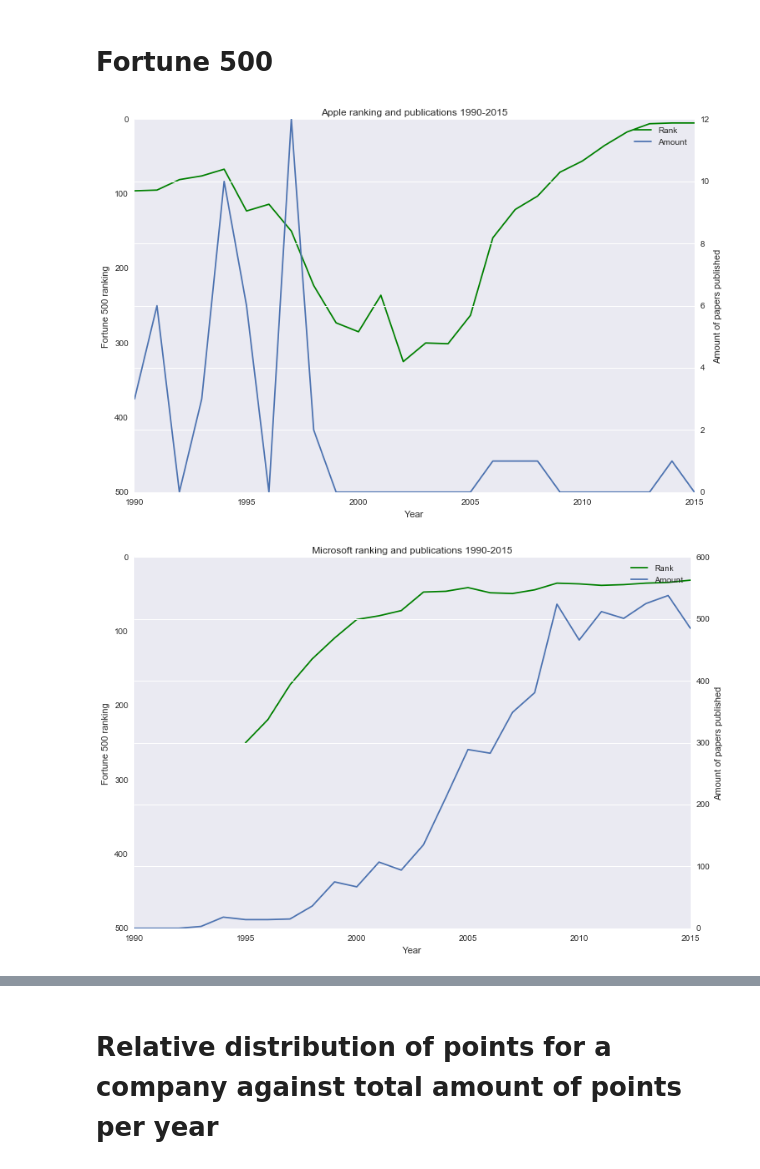
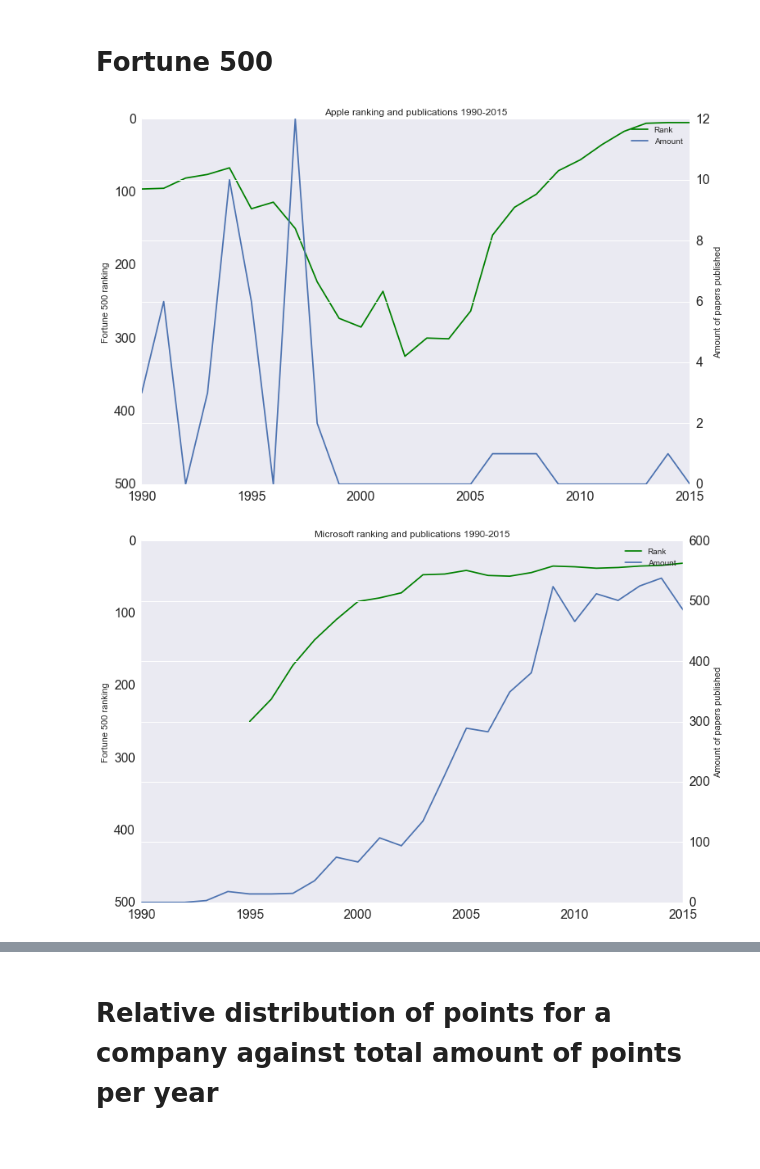
Before and after one commit to joostverkaik/influence-tech-companies, a Jupyter notebook: DBLP_CSR_Analysis.ipynb, the cells around one changed output, grey strips where cells are left out. Drawn from its saved outputs; the diff is of its cells as text; code cells hidden in the pictures.

Commit message:
Updated jupyter notebook slightly for better plots

```diff
--- a/DBLP_CSR_Analysis.ipynb
+++ b/DBLP_CSR_Analysis.ipynb
@@ -868,7 +872,7 @@ fig = plt.figure()
 ax = plt.subplot()
 apple[['Year', 'Rank', 'Company']].set_index('Year').plot(ax = ax,
                                                           kind='line',
-
+                                                          fontsize=16,
                                                           color='g',
                                                           title='Apple ranking and publications 1990-2015')
 ax.set_ylim(bottom=0, top=500)
@@ -879,43 +883,48 @@ ax.set_ylabel('Fortune 500 ranking')
 
 ax2 = ax.twinx()
 ax2.set_ylabel('Amount of papers published');
-crosstab_chart[['Apple Computer']].loc[list(range(1990, 2016))].plot(ax=ax2, figsize=(12,8))
+crosstab_chart[['Apple Computer']].loc[list(range(1990, 2016))].plot(ax=ax2, fontsize=16, figsize=(12,8))
 
 ax.legend_.remove()
 ax2.legend_.remove()
 lines1, _ = ax.get_legend_handles_labels()
 lines2, _ = ax2.get_legend_handles_labels()
+ax.xaxis.get_label().set_visible(False)
+
 plt.legend(lines1 + lines2, ['Rank', 'Amount']);
 plt.savefig('companies/apple.png');
 # %% [output]
-[figure, old version]
+[figure, new version]
 # %%
 microsoft = fortune_df[fortune_df['Company'].str.startswith('Microsoft')]
 
 fig = plt.figure()
 ax = plt.subplot()
 microsoft[['Year', 'Rank', 'Company']].set_index('Year').plot(ax = ax,
                                                           kind='line',
                                                           color='g',
+                                                          fontsize=16,
                                                           title='Microsoft ranking and publications 1990-2015')
 ax.set_ylim(bottom=0, top=500)
 ax.get_xaxis().get_major_formatter().set_useOffset(False)
 plt.gca().invert_yaxis()
 ax.grid(b=False)
 ax.set_ylabel('Fortune 500 ranking')
 
 ax2 = ax.twinx()
 ax2.set_ylabel('Amount of papers published');
-crosstab_chart[['Microsoft']].loc[list(range(1990, 2016))].plot(ax=ax2, figsize=(12,8))
+crosstab_chart[['Microsoft']].loc[list(range(1990, 2016))].plot(ax=ax2,
+                                                          fontsize=16, figsize=(12,8))
 
 ax.legend_.remove()
 ax2.legend_.remove()
 lines1, _ = ax.get_legend_handles_labels()
 lines2, _ = ax2.get_legend_handles_labels()
+ax.xaxis.get_label().set_visible(False)
 plt.legend(lines1 + lines2, ['Rank', 'Amount']);
 plt.savefig('companies/microsoft.png');
 # %% [output]
-[figure, old version]
+[figure, new version]
 # %%
 google = fortune_df[(fortune_df['Company'].str.startswith('Google')) | (fortune_df['Company'] == 'Alphabet')]
 
```
Also changed, not shown: parts of 32 cells of this notebook.
